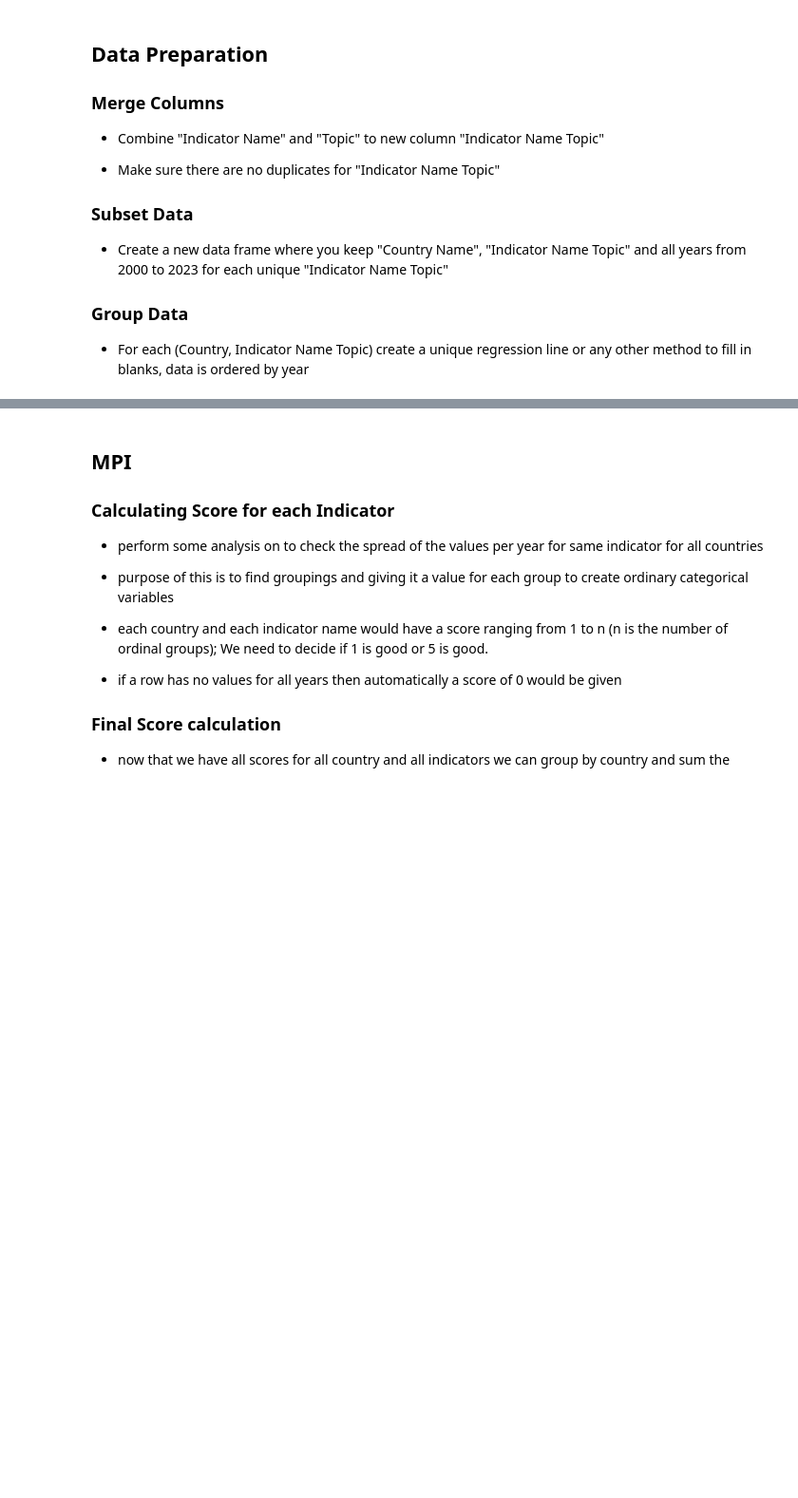
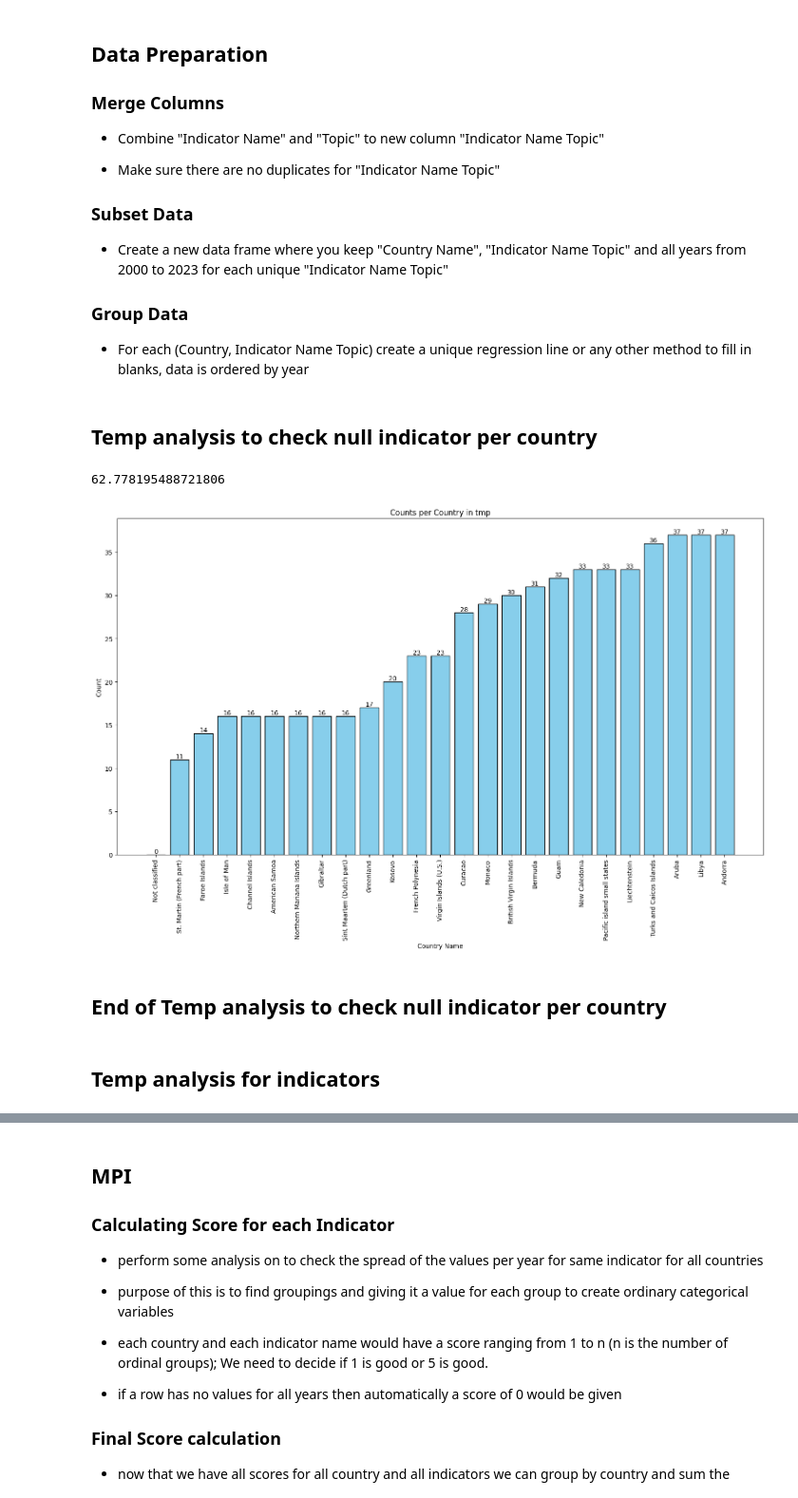
Before and after one commit to paulpark6/SAP_Datathon, a Jupyter notebook: paul.ipynb, the cells around one changed output, grey strips where cells are left out. Shown at 95% size. Saved outputs shown, nothing was run; the diff lists cells and outputs as text; code cells hidden in the pictures; blank space fills up the shorter version.

```diff
--- a/paul.ipynb
+++ b/paul.ipynb
@@ -18,3 +18,7 @@ df = pd.read_csv('./data/SAP Datasets.csv')
 ### Group Data
 
 - For each (Country, Indicator Name Topic) create a unique regression line or any other method to fill in blanks, data is ordered by year
+# %%
+# Forward and backward filling
+years_col = [str(i) for i in range(2000,2024)]
+df[years_col] = df[years_col].apply(lambda row: row.ffill().bfill(), axis=1)
@@ -20,0 +27,53 @@ df = pd.read_csv('./data/SAP Datasets.csv')
+# %% [markdown]
+## Temp analysis to check null indicator per country
+# %%
+# Create a new dataframe to store the count of non-null values for each country and indicator
+count_df = df[['Country Name', 'Indicator Name'] + years_col].copy()
+
+# Count the number of non-null values for each row (country and indicator) across the specified years
+count_df['non_null_count'] = count_df[years_col].notnull().sum(axis=1)
+
+# Convert the count to 1 if all years are non-null, otherwise 0
+count_df['count'] = count_df['non_null_count'].apply(lambda x: 1 if x == len(years_col) else 0)
+
+# Group by country and sum the counts
+result_df = count_df.groupby('Country Name')['count'].sum().reset_index()
+
+# Rename columns
+result_df.columns = ['Country Name', 'Count']
+result_df.sort_values(by='Count', ascending=True, inplace=True)
+# %%
+average_count = result_df['Count'].mean()
+print(average_count)
+# %% [output]
+62.778195488721806
+# %%
+import matplotlib.pyplot as plt
+
+# Filter data
+tmp = result_df[result_df['Count'] < 40]
+
+plt.figure(figsize=(15, 10))
+bars = plt.bar(tmp['Country Name'], tmp['Count'], color='skyblue', edgecolor='black')
+
+# Add y count labels above each bar
+for bar in bars:
+    height = bar.get_height()
+    plt.text(bar.get_x() + bar.get_width() / 2, height, f'{height}', ha='center', va='bottom')
+
+# Add title and labels
+plt.title('Counts per Country in tmp')
+plt.xlabel('Country Name')
+plt.ylabel('Count')
+
+# Rotate x-axis labels for better readability
+plt.xticks(rotation=90)
+plt.tight_layout()
+
+plt.show()
+# %% [output]
+[figure, added]
+# %% [markdown]
+## End of Temp analysis to check null indicator per country
+# %% [markdown]
+## Temp analysis for indicators
```
Also changed, not shown: parts of 10 cells of this notebook, 1 other file.
